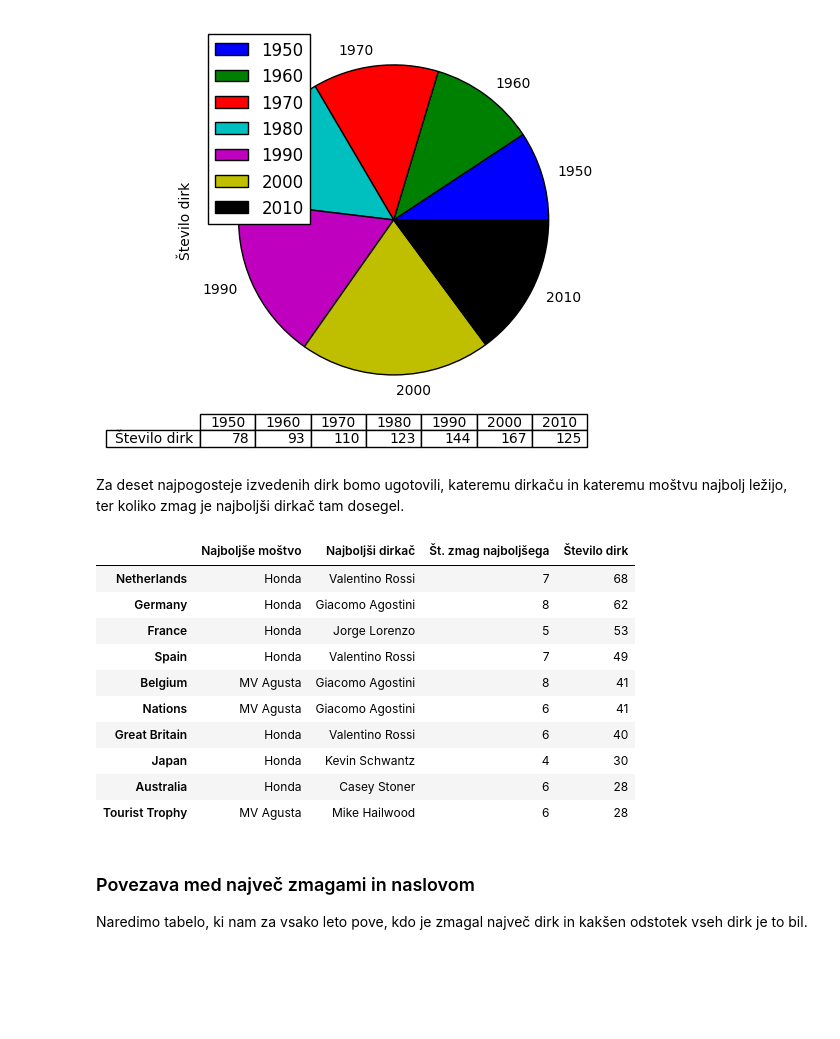
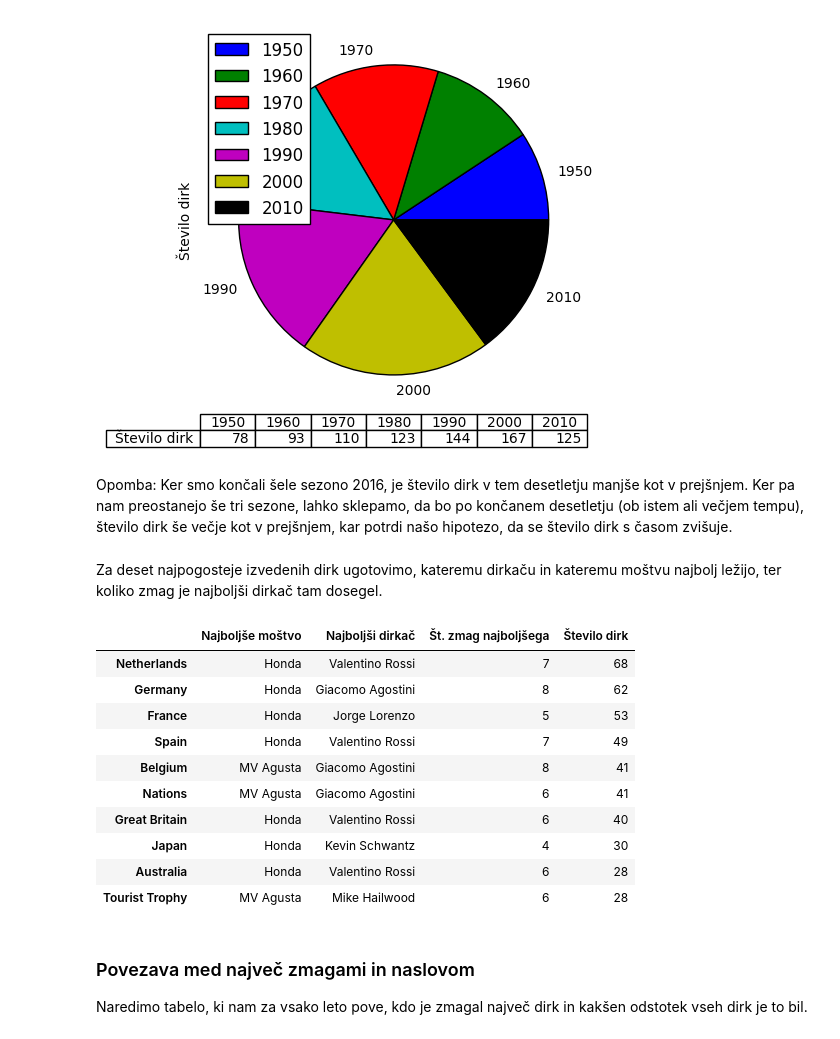
Before and after one commit to ursazrimsek/ProjektProgramiranje1, a Jupyter notebook: MotoGP.ipynb, the cells around one changed output. Saved outputs shown, nothing was run; the diff lists cells and outputs as text; code cells hidden in the pictures; blank space fills up the shorter version.

```diff
--- a/MotoGP.ipynb
+++ b/MotoGP.ipynb
@@ -251,37 +251,39 @@ pd.DataFrame({'Število dirk': desetletja}).plot(kind = 'pie', figsize=(5, 5), s
 # %% [output]
 array([<matplotlib.axes._subplots.AxesSubplot object at 0x...>], dtype=object)
 [figure]
+# %% [markdown]
+Opomba: Ker smo končali šele sezono 2016, je število dirk v tem desetletju manjše kot v prejšnjem. Ker pa nam preostanejo še tri sezone, lahko sklepamo, da bo po končanem desetletju (ob istem ali večjem tempu), število dirk še večje kot v prejšnjem, kar potrdi našo hipotezo, da se število dirk s časom zvišuje.
 # %% [markdown]
-Za deset najpogosteje izvedenih dirk bomo ugotovili, kateremu dirkaču in kateremu moštvu najbolj ležijo, ter koliko zmag je najboljši dirkač tam dosegel.
+Za deset najpogosteje izvedenih dirk ugotovimo, kateremu dirkaču in kateremu moštvu najbolj ležijo, ter koliko zmag je najboljši dirkač tam dosegel.
 # %%
-dirke = tabela_dirk.axes[0]
+dirke = najpogostejse_dirke.axes[0][:10]
 dirkaci = tabela_dirkacev.axes[0]
 mostva = tabela_mostev.axes[0]
 
 imenik_dirkacev = {}
 imenik_mostev = {}
 zmage = {}
 for dirka in dirke:
     ta_dirka = rezultati_dirk['Dirka'] == dirka
     rez_ta_dirka = rezultati_dirk[ta_dirka]
     imenik_dirkacev[dirka] = rez_ta_dirka['Zmagovalec'].value_counts().idxmax()
     imenik_mostev[dirka] = rez_ta_dirka['Mostvo_zmagovalca'].value_counts().idxmax()
     zmage[dirka] = max(rez_ta_dirka['Zmagovalec'].value_counts())
 
 
 pd.DataFrame({'Število dirk': najpogostejse_dirke[:10], 'Najboljši dirkač': imenik_dirkacev,
             'Najboljše moštvo': imenik_mostev, 'Št. zmag najboljšega': zmage}).sort_values('Število dirk', ascending=False)
 # %% [output]
 |  | Najboljše moštvo | Najboljši dirkač | Št. zmag najboljšega | Število dirk |
 | Netherlands | Honda | Valentino Rossi | 7 | 68 |
 | Germany | Honda | Giacomo Agostini | 8 | 62 |
 | France | Honda | Jorge Lorenzo | 5 | 53 |
 | Spain | Honda | Valentino Rossi | 7 | 49 |
 | Belgium | MV Agusta | Giacomo Agostini | 8 | 41 |
 | Nations | MV Agusta | Giacomo Agostini | 6 | 41 |
 | Great Britain | Honda | Valentino Rossi | 6 | 40 |
 | Japan | Honda | Kevin Schwantz | 4 | 30 |
-| Australia | Honda | Casey Stoner | 6 | 28 |
+| Australia | Honda | Valentino Rossi | 6 | 28 |
 | Tourist Trophy | MV Agusta | Mike Hailwood | 6 | 28 |
 # %% [markdown]
 ### Povezava med največ zmagami in naslovom
```
Also changed, not shown: parts of 8 cells of this notebook.
